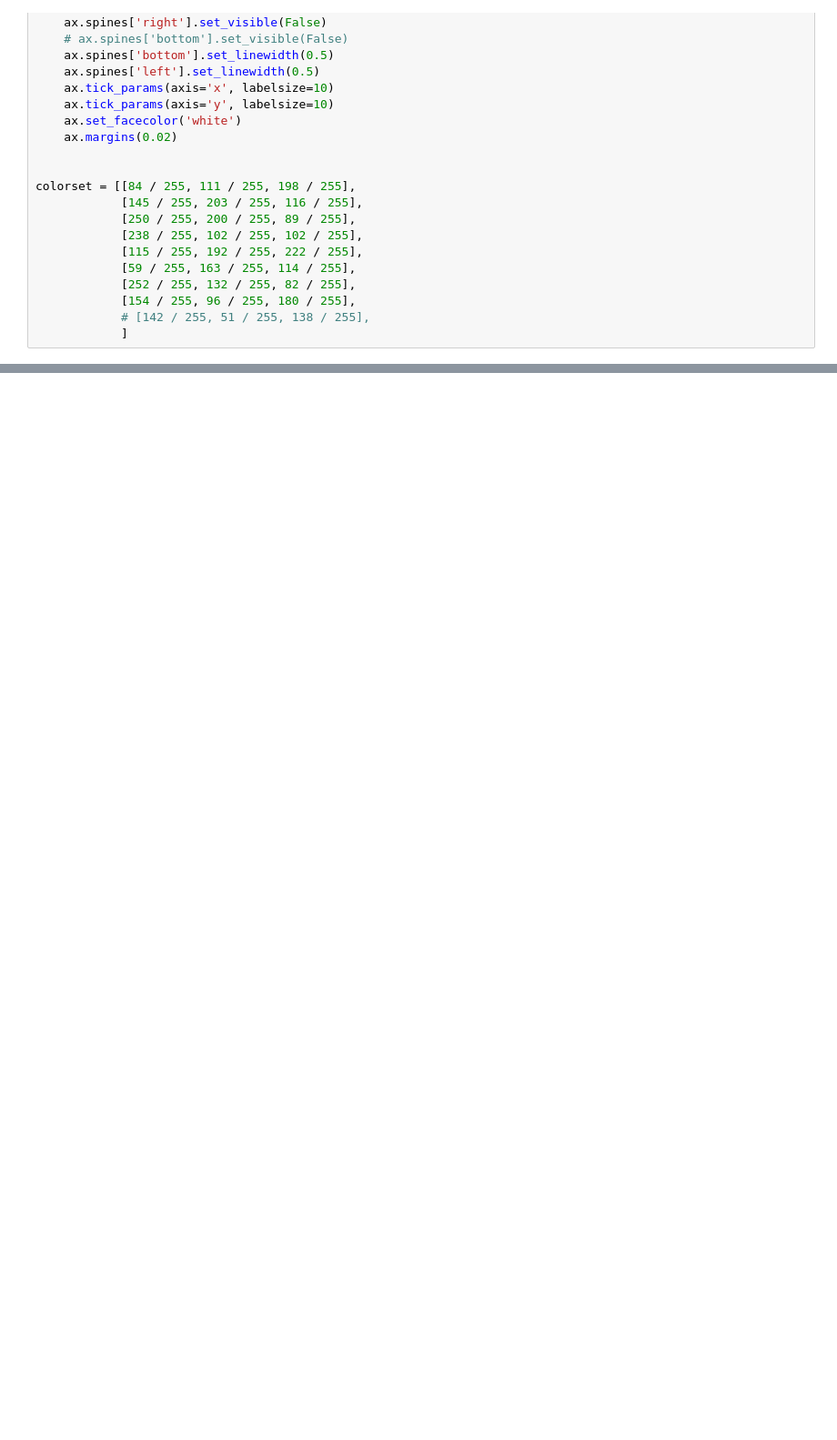
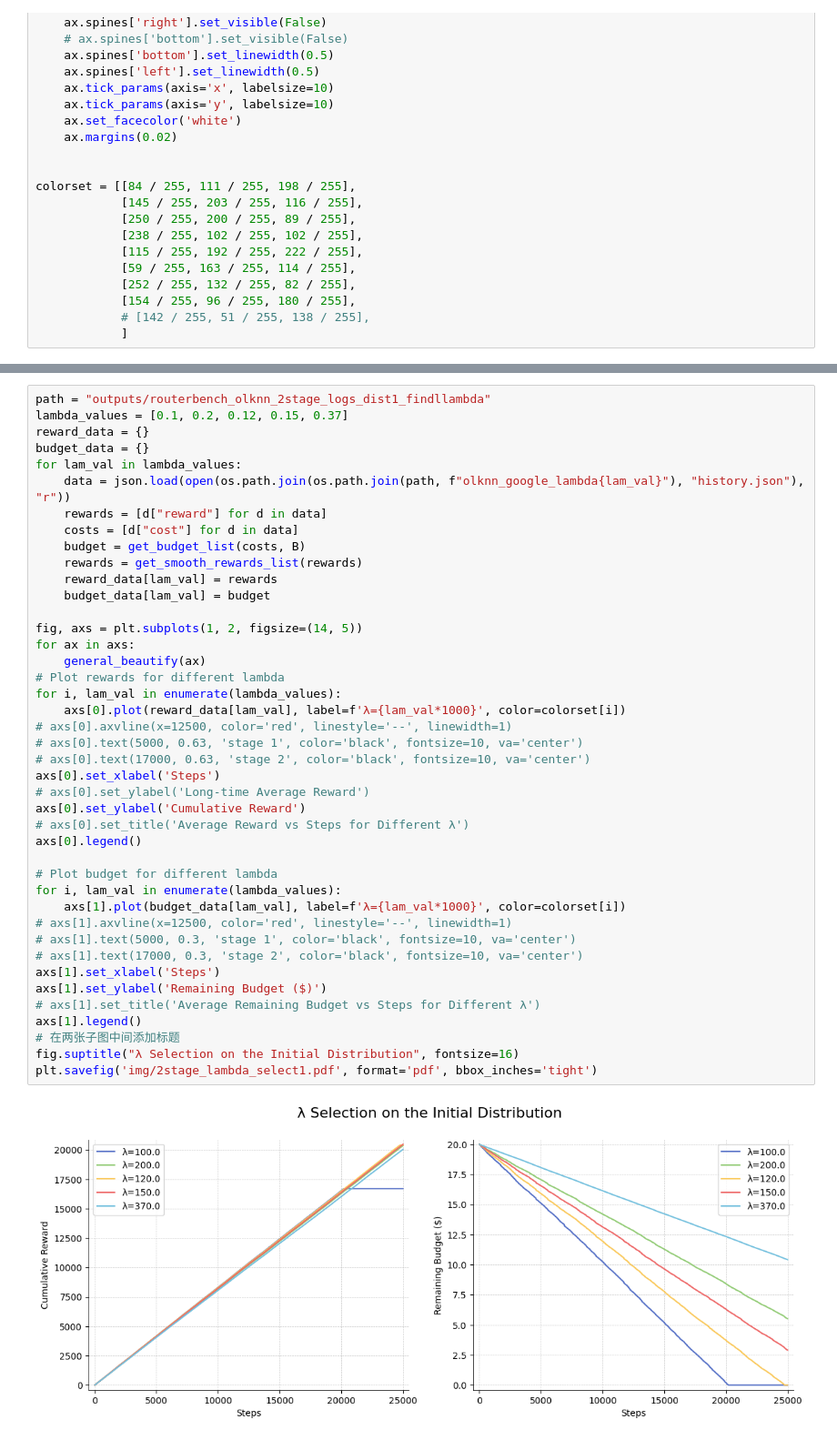
Before and after one commit to pxyWaterMoon/BARouter, a Jupyter notebook: experiments/olknn_2stages.ipynb, the cells around one changed output, grey strips where cells are left out. Shown at 91% size. Drawn from its saved outputs; the diff is of its cells as text; blank space fills up the shorter version.

```diff
--- a/experiments/olknn_2stages.ipynb
+++ b/experiments/olknn_2stages.ipynb
@@ -331,0 +355,44 @@ plt.show()
+# %%
+path = "outputs/routerbench_olknn_2stage_logs_dist1_findllambda"
+lambda_values = [0.1, 0.2, 0.12, 0.15, 0.37]
+reward_data = {}
+budget_data = {}
+for lam_val in lambda_values:
+    data = json.load(open(os.path.join(os.path.join(path, f"olknn_google_lambda{lam_val}"), "history.json"), "r"))
+    rewards = [d["reward"] for d in data]
+    costs = [d["cost"] for d in data]
+    budget = get_budget_list(costs, B)
+    rewards = get_smooth_rewards_list(rewards)
+    reward_data[lam_val] = rewards
+    budget_data[lam_val] = budget
+
+fig, axs = plt.subplots(1, 2, figsize=(14, 5))
+for ax in axs:
+    general_beautify(ax)
+# Plot rewards for different lambda
+for i, lam_val in enumerate(lambda_values):
+    axs[0].plot(reward_data[lam_val], label=f'λ={lam_val*1000}', color=colorset[i])
+# axs[0].axvline(x=12500, color='red', linestyle='--', linewidth=1)
+# axs[0].text(5000, 0.63, 'stage 1', color='black', fontsize=10, va='center')
+# axs[0].text(17000, 0.63, 'stage 2', color='black', fontsize=10, va='center')
+axs[0].set_xlabel('Steps')
+# axs[0].set_ylabel('Long-time Average Reward')
+axs[0].set_ylabel('Cumulative Reward')
+# axs[0].set_title('Average Reward vs Steps for Different λ')
+axs[0].legend()
+
+# Plot budget for different lambda
+for i, lam_val in enumerate(lambda_values):
+    axs[1].plot(budget_data[lam_val], label=f'λ={lam_val*1000}', color=colorset[i])
+# axs[1].axvline(x=12500, color='red', linestyle='--', linewidth=1)
+# axs[1].text(5000, 0.3, 'stage 1', color='black', fontsize=10, va='center')
+# axs[1].text(17000, 0.3, 'stage 2', color='black', fontsize=10, va='center')
+axs[1].set_xlabel('Steps')
+axs[1].set_ylabel('Remaining Budget ($)')
+# axs[1].set_title('Average Remaining Budget vs Steps for Different λ')
+axs[1].legend()
+# 在两张子图中间添加标题
+fig.suptitle("λ Selection on the Initial Distribution", fontsize=16)
+plt.savefig('img/2stage_lambda_select1.pdf', format='pdf', bbox_inches='tight')
+# %% [output]
+[figure, added]
```
Also changed, not shown: parts of 3 cells of this notebook, 12 other files.
